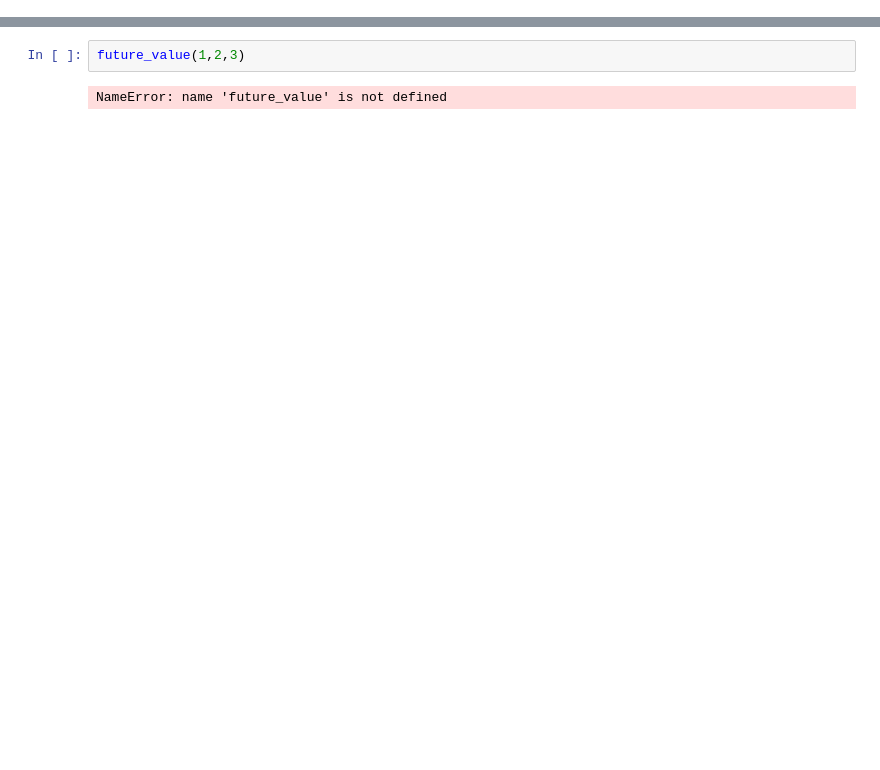
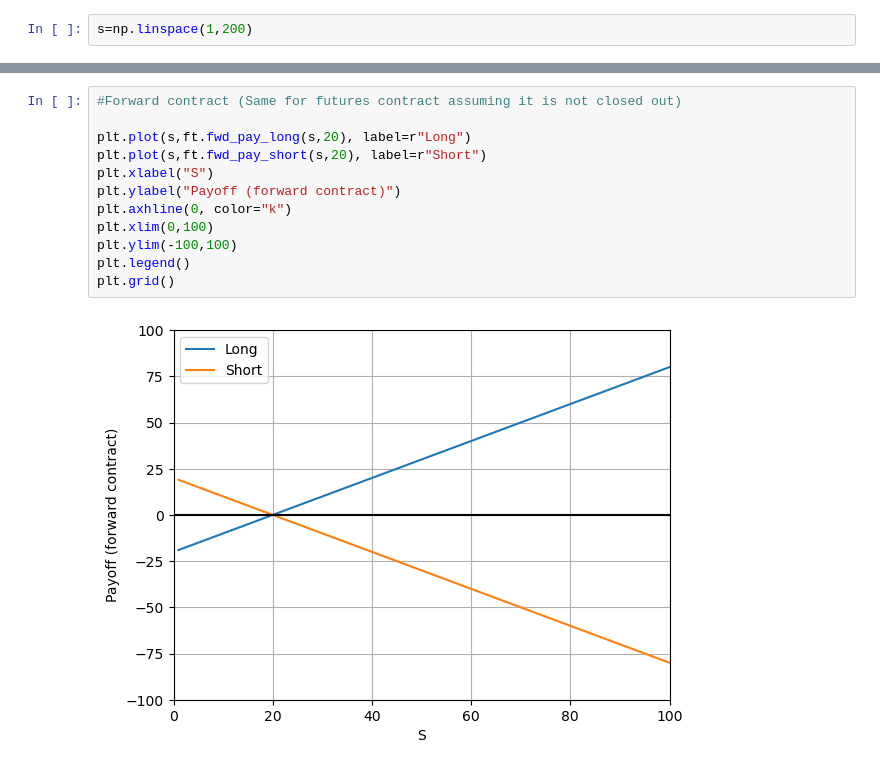
Before and after one commit to rupam1208/QR-Prep, a Jupyter notebook: payoff.ipynb, the cells around one changed output, grey strips where cells are left out. Drawn from its saved outputs; the diff is of its cells as text; blank space fills up the shorter version.

```diff
--- a/payoff.ipynb
+++ b/payoff.ipynb
@@ -10,0 +13,2 @@ ImportError: cannot import name 'present_value' from 'utils.finance_tools' (/hom
+# %%
+s=np.linspace(1,200)
@@ -11,4 +25,14 @@ ImportError: cannot import name 'present_value' from 'utils.finance_tools' (/hom
 # %%
-future_value(1,2,3)
+#Forward contract (Same for futures contract assuming it is not closed out)
+
+plt.plot(s,ft.fwd_pay_long(s,20), label=r"Long")
+plt.plot(s,ft.fwd_pay_short(s,20), label=r"Short")
+plt.xlabel("S")
+plt.ylabel("Payoff (forward contract)")
+plt.axhline(0, color="k")
+plt.xlim(0,100)
+plt.ylim(-100,100)
+plt.legend()
+plt.grid()
 # %% [output]
-NameError: name 'future_value' is not defined
+[figure, added]
```
Also changed, not shown: parts of 6 cells of this notebook, 1 other file.
